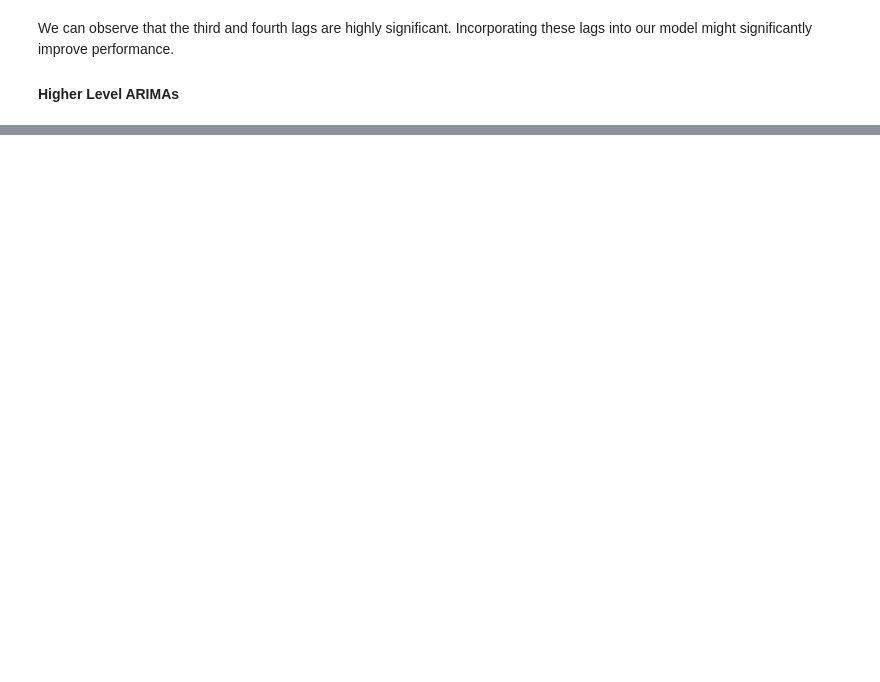
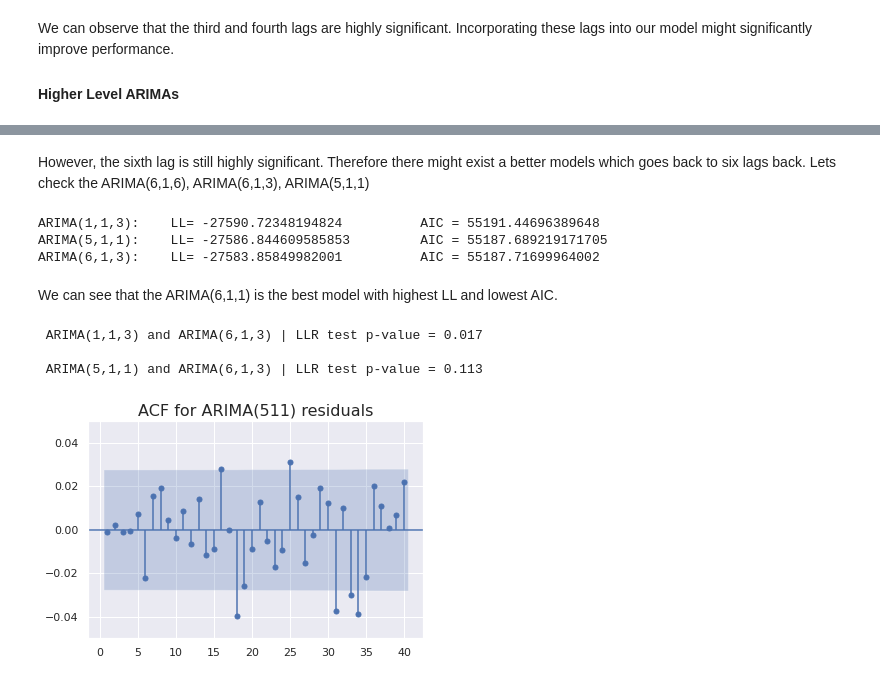
Before and after one commit to pvsnp9/Time-Series-Analysis, a Jupyter notebook: ARIMA Model/arima.ipynb, the cells around one changed output, grey strips where cells are left out. Saved outputs shown, nothing was run; the diff lists cells and outputs as text; code cells hidden in the pictures; blank space fills up the shorter version.

Commit message:
Finishing ARIMA model

```diff
--- a/ARIMA Model/arima.ipynb
+++ b/ARIMA Model/arima.ipynb
@@ -163,3 +166,18 @@ plt.show()
 We can observe that the third and fourth lags are highly significant. Incorporating these lags into our model might significantly improve performance.
 
 #### Higher Level ARIMAs
+# %%
+model_1_1_2_arima = ARIMA(df.market_value, order=(1,1,2))
+result_1_1_2_arima = model_1_1_2_arima.fit()
+
+model_1_1_3_arima = ARIMA(df.market_value, order=(1,1,3))
+result_1_1_3_arima = model_1_1_3_arima.fit()
+
+model_2_1_1_arima = ARIMA(df.market_value, order=(2,1,1))
+result_2_1_1_arima = model_2_1_1_arima.fit()
+
+model_3_1_1_arima = ARIMA(df.market_value, order=(3,1,1))
+result_3_1_1_arima = model_3_1_1_arima.fit()
+
+model_3_1_2_arima = ARIMA(df.market_value, order=(3,1,2))
+result_3_1_2_arima = model_3_1_2_arima.fit()
@@ -165,0 +209,2 @@ We can observe that the third and fourth lags are highly significant. Incorporat
+# %%
+df['residuals_1_1_3'] = result_1_1_3_arima.resid
@@ -165,0 +218,34 @@ We can observe that the third and fourth lags are highly significant. Incorporat
+# %% [markdown]
+However, the sixth lag is still highly significant. Therefore there might exist a better models which goes back to six lags back. Lets check the ARIMA(6,1,6), ARIMA(6,1,3), ARIMA(5,1,1)
+# %%
+model_5_1_1_arima = ARIMA(df.market_value, order=(5,1,1))
+result_5_1_1_arima = model_5_1_1_arima.fit()
+
+model_6_1_3_arima = ARIMA(df.market_value, order=(6,1,3))
+result_6_1_3_arima = model_6_1_3_arima.fit()
+# %%
+print(f"ARIMA(1,1,3): \t LL= {result_1_1_3_arima.llf} \t AIC = {result_1_1_3_arima.aic}")
+print(f"ARIMA(5,1,1): \t LL= {result_5_1_1_arima.llf} \t AIC = {result_5_1_1_arima.aic}")
+print(f"ARIMA(6,1,3): \t LL= {result_6_1_3_arima.llf} \t AIC = {result_6_1_3_arima.aic}")
+# %% [output]
+ARIMA(1,1,3):    LL= -27590.72348194824          AIC = 55191.44696389648
+ARIMA(5,1,1):    LL= -27586.844609585853         AIC = 55187.689219171705
+ARIMA(6,1,3):    LL= -27583.85849982001          AIC = 55187.71699964002
+# %% [markdown]
+We can see that the ARIMA(6,1,1) is the best model with highest LL and lowest AIC.
+# %%
+print(f"\n ARIMA(1,1,3) and ARIMA(6,1,3) | LLR test p-value = {llr_test(model_1_1_3_arima, model_6_1_3_arima, df=5)}")
+print(f"\n ARIMA(5,1,1) and ARIMA(6,1,3) | LLR test p-value = {llr_test(model_5_1_1_arima, model_6_1_3_arima, df=3)}")
+# %% [output]
+ ARIMA(1,1,3) and ARIMA(6,1,3) | LLR test p-value = 0.017
+
+ ARIMA(5,1,1) and ARIMA(6,1,3) | LLR test p-value = 0.113
+# %%
+df['residuals_5_1_1'] = result_5_1_1_arima.resid
+# %%
+sgt.plot_acf(df['residuals_5_1_1'][1:], zero=False, lags=40)
+plt.title("ACF for ARIMA(511) residuals", size=16)
+plt.ylim(-0.05, 0.05)
+plt.show()
+# %% [output]
+[figure, added]
```
Also changed, not shown: parts of 16 cells of this notebook, 1 other file.
